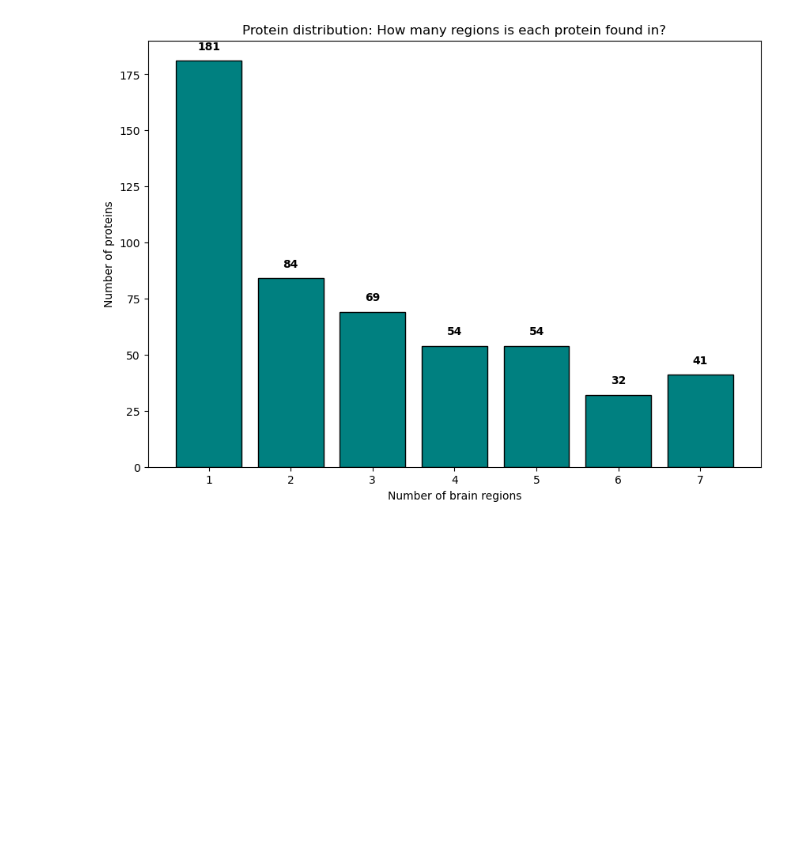
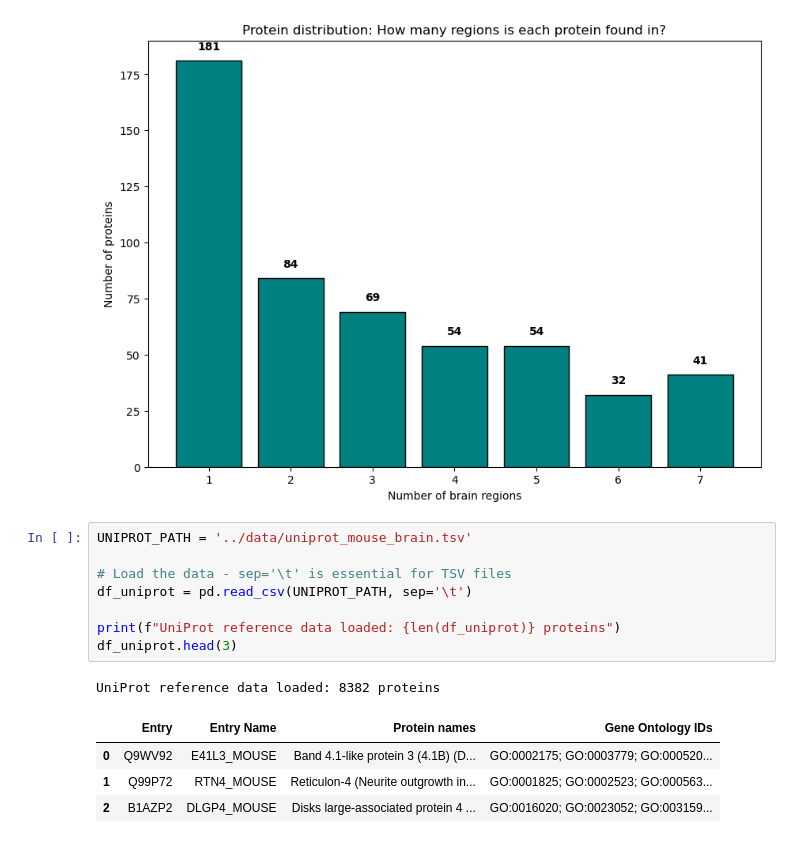
Before and after one commit to ikotsov/proteomic-analysis, a Jupyter notebook: notebooks/data_exploration.ipynb, the cells around one changed output. Cells and saved outputs as stored; diff of their text form; blank space fills up the shorter version.

Commit message:
Add UniProt mouse brain data loading and preview

```diff
--- a/notebooks/data_exploration.ipynb
+++ b/notebooks/data_exploration.ipynb
@@ -329,3 +329,17 @@ for i, v in enumerate(distribution.values):
 plt.show()
 # %% [output]
 [figure]
+# %%
+UNIPROT_PATH = '../data/uniprot_mouse_brain.tsv'
+
+# Load the data - sep='\t' is essential for TSV files
+df_uniprot = pd.read_csv(UNIPROT_PATH, sep='\t')
+
+print(f"UniProt reference data loaded: {len(df_uniprot)} proteins")
+df_uniprot.head(3)
+# %% [output]
+UniProt reference data loaded: 8382 proteins
+|  | Entry | Entry Name | Protein names | Gene Ontology IDs |
+| 0 | Q9WV92 | E41L3_MOUSE | Band 4.1-like protein 3 (4.1B) (D... | GO:0002175; GO:0003779; GO:000520... |
+| 1 | Q99P72 | RTN4_MOUSE | Reticulon-4 (Neurite outgrowth in... | GO:0001825; GO:0002523; GO:000563... |
+| 2 | B1AZP2 | DLGP4_MOUSE | Disks large-associated protein 4 ... | GO:0016020; GO:0023052; GO:003159... |
```
Also changed, not shown: parts of 1 cell of this notebook.
